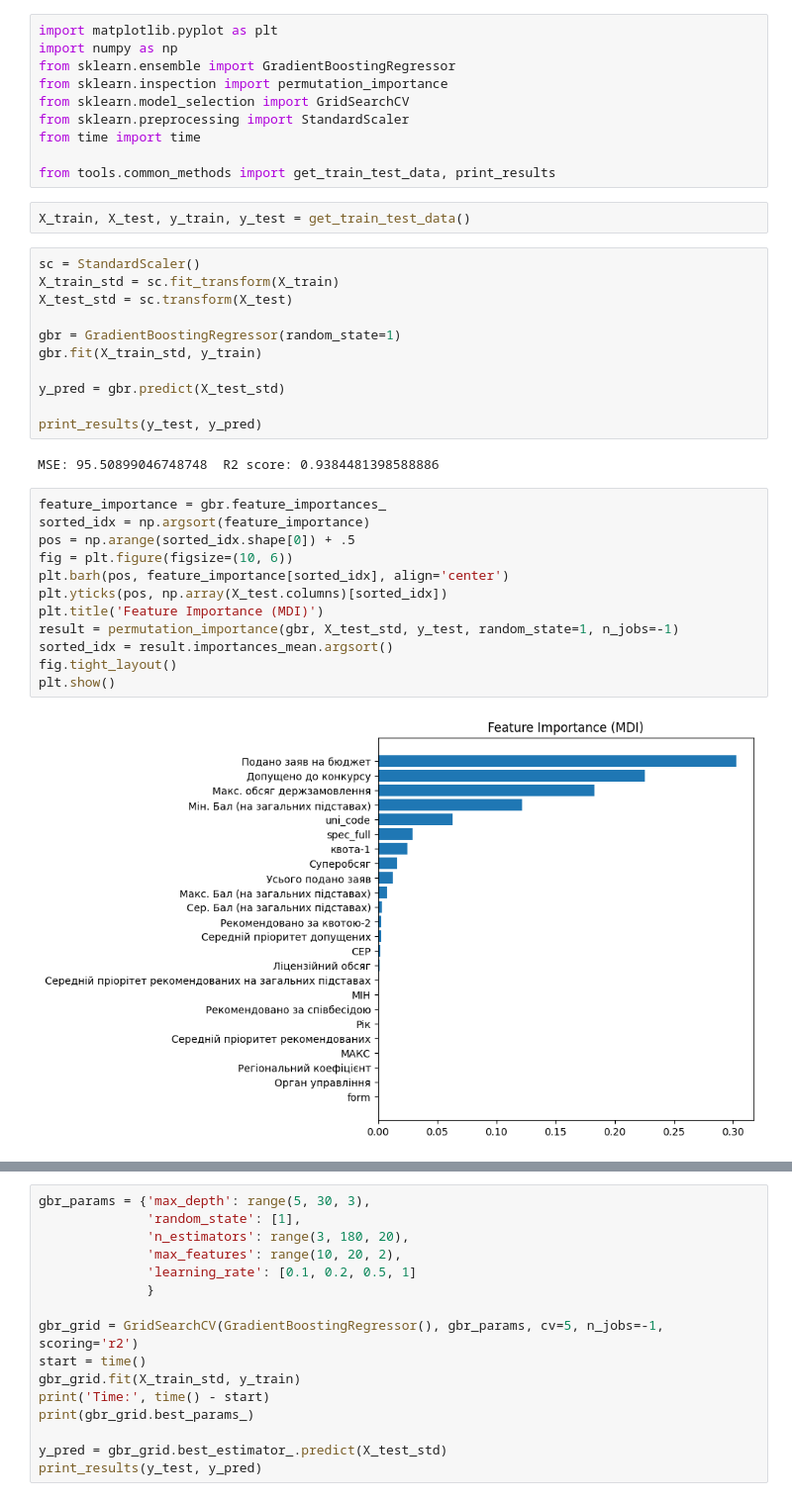
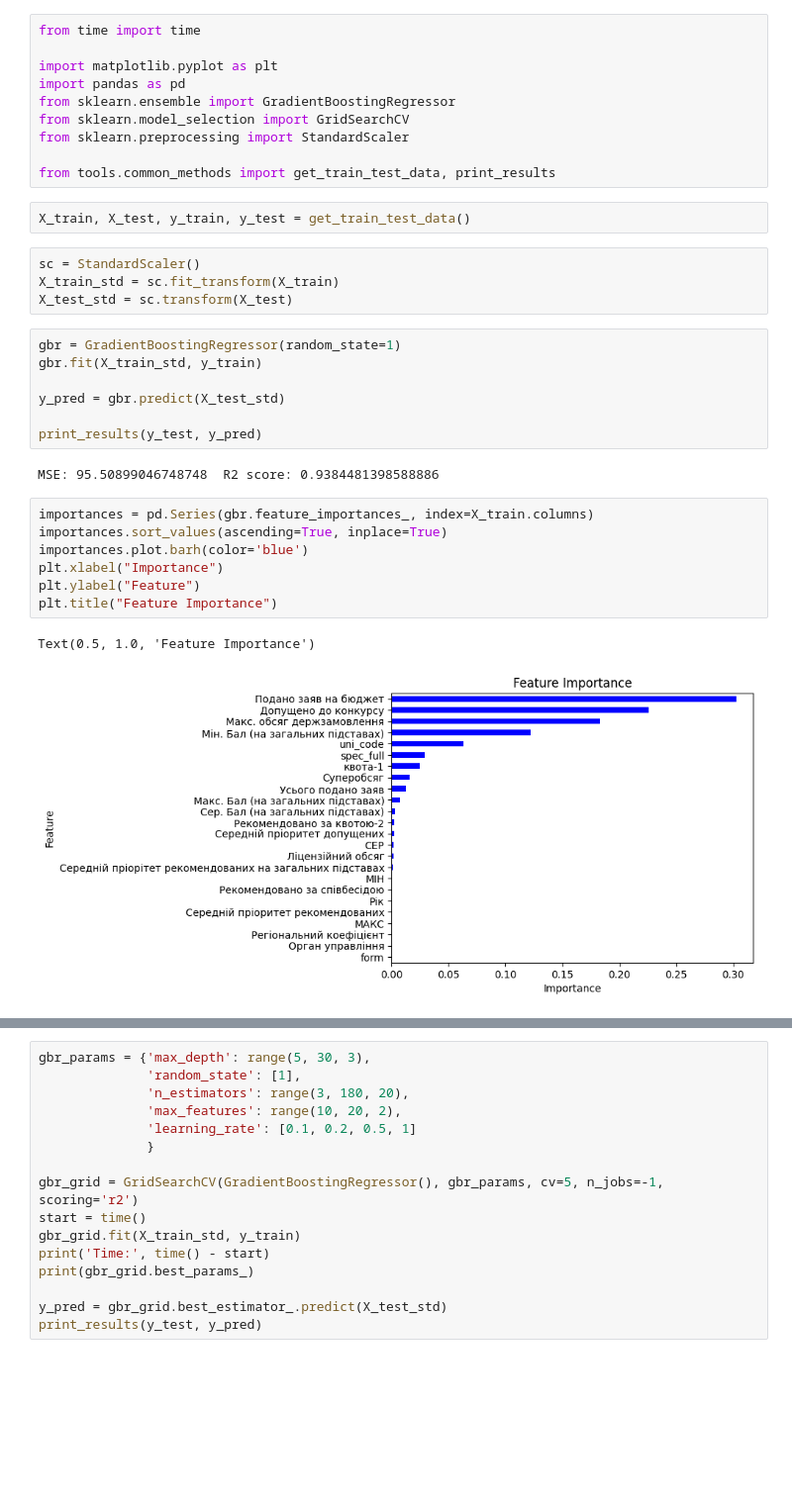
Before and after one commit to Natanius18/diploma, a Jupyter notebook: data_processing/boosting.ipynb, the cells around one changed output, grey strips where cells are left out. Shown at 99% size. Saved outputs shown, nothing was run; the diff lists cells and outputs as text; blank space fills up the shorter version.

```diff
--- a/data_processing/boosting.ipynb
+++ b/data_processing/boosting.ipynb
@@ -1,20 +1,20 @@
 # %%
+from time import time
+
 import matplotlib.pyplot as plt
-import numpy as np
+import pandas as pd
 from sklearn.ensemble import GradientBoostingRegressor
-from sklearn.inspection import permutation_importance
 from sklearn.model_selection import GridSearchCV
 from sklearn.preprocessing import StandardScaler
-from time import time
 
 from tools.common_methods import get_train_test_data, print_results
 # %%
 X_train, X_test, y_train, y_test = get_train_test_data()
+# %%
+sc = StandardScaler()
+X_train_std = sc.fit_transform(X_train)
+X_test_std = sc.transform(X_test)
 # %%
-sc = StandardScaler()
-X_train_std = sc.fit_transform(X_train)
-X_test_std = sc.transform(X_test)
-
 gbr = GradientBoostingRegressor(random_state=1)
 gbr.fit(X_train_std, y_train)
 
@@ -23,18 +23,14 @@ y_pred = gbr.predict(X_test_std)
 print_results(y_test, y_pred)
 # %% [output]
 MSE: 95.50899046748748  R2 score: 0.9384481398588886
-# %%
-feature_importance = gbr.feature_importances_
-sorted_idx = np.argsort(feature_importance)
-pos = np.arange(sorted_idx.shape[0]) + .5
-fig = plt.figure(figsize=(10, 6))
-plt.barh(pos, feature_importance[sorted_idx], align='center')
-plt.yticks(pos, np.array(X_test.columns)[sorted_idx])
-plt.title('Feature Importance (MDI)')
-result = permutation_importance(gbr, X_test_std, y_test, random_state=1, n_jobs=-1)
-sorted_idx = result.importances_mean.argsort()
-fig.tight_layout()
-plt.show()
-# %% [output]
-[figure, removed]
+# %%
+importances = pd.Series(gbr.feature_importances_, index=X_train.columns)
+importances.sort_values(ascending=True, inplace=True)
+importances.plot.barh(color='blue')
+plt.xlabel("Importance")
+plt.ylabel("Feature")
+plt.title("Feature Importance")
+# %% [output]
+Text(0.5, 1.0, 'Feature Importance')
+[figure, added]
 # %%
```
Also changed, not shown: parts of 14 cells of this notebook.
